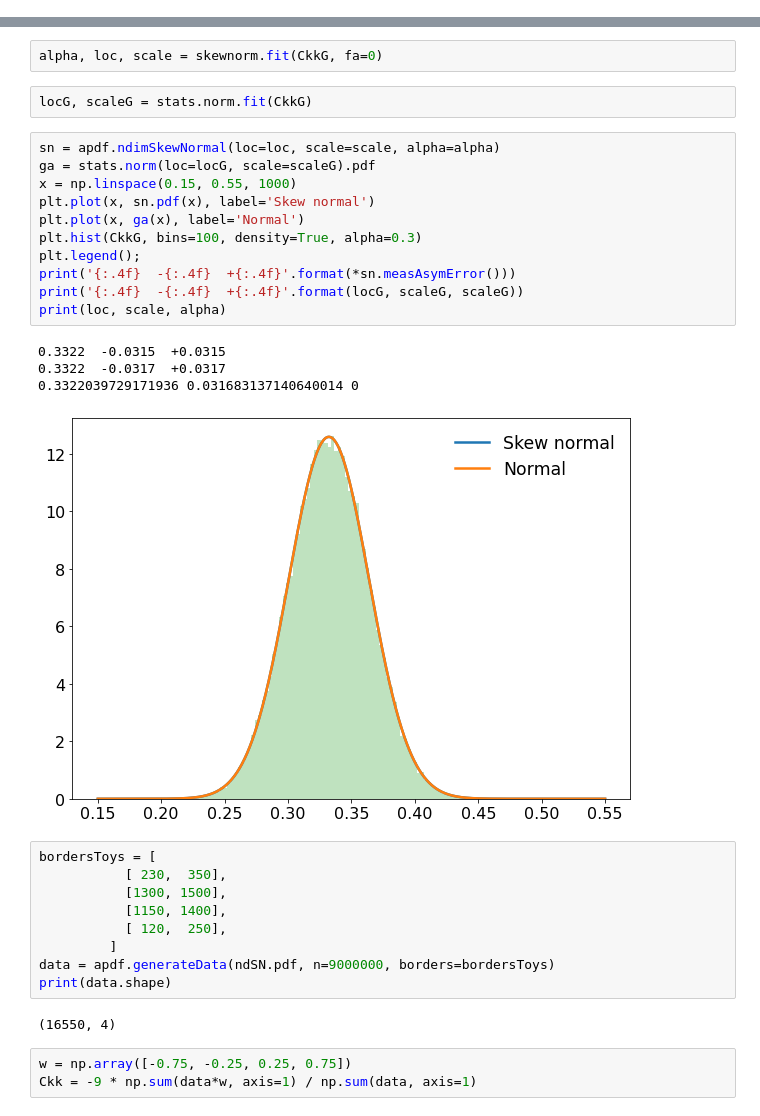
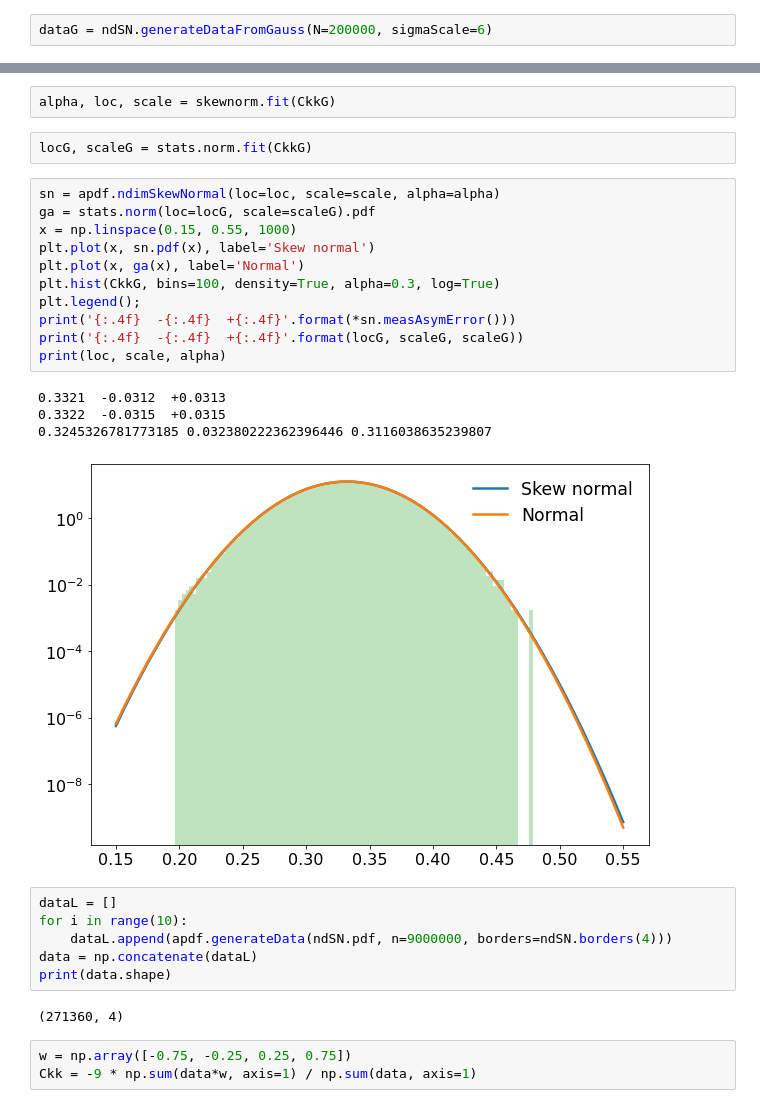
Before and after one commit to rmadar/asympdf, a Jupyter notebook: SymetricMeasurement.ipynb, the cells around one changed output, grey strips where cells are left out. Cells and saved outputs as stored; diff of their text form.

```diff
--- a/SymetricMeasurement.ipynb
+++ b/SymetricMeasurement.ipynb
@@ -117,37 +58,36 @@ print(dataG.shape)
+# %%
+dataG = ndSN.generateDataFromGauss(N=200000, sigmaScale=6)
 # %%
 w = np.array([-0.75, -0.25, 0.25, 0.75])
 CkkG = -9 * np.sum(dataG*w, axis=1) / np.sum(dataG, axis=1)
 # %%
-alpha, loc, scale = skewnorm.fit(CkkG, fa=0)
+alpha, loc, scale = skewnorm.fit(CkkG)
 # %%
 locG, scaleG = stats.norm.fit(CkkG)
 # %%
 sn = apdf.ndimSkewNormal(loc=loc, scale=scale, alpha=alpha)
 ga = stats.norm(loc=locG, scale=scaleG).pdf
 x = np.linspace(0.15, 0.55, 1000)
 plt.plot(x, sn.pdf(x), label='Skew normal')
 plt.plot(x, ga(x), label='Normal')
-plt.hist(CkkG, bins=100, density=True, alpha=0.3)
+plt.hist(CkkG, bins=100, density=True, alpha=0.3, log=True)
 plt.legend();
 print('{:.4f}  -{:.4f}  +{:.4f}'.format(*sn.measAsymError()))
 print('{:.4f}  -{:.4f}  +{:.4f}'.format(locG, scaleG, scaleG))
 print(loc, scale, alpha)
 # %% [output]
+0.3321  -0.0312  +0.0313
 0.3322  -0.0315  +0.0315
-0.3322  -0.0317  +0.0317
-0.3322039729171936 0.031683137140640014 0
+0.3245326781773185 0.032380222362396446 0.3116038635239807
-[figure, old version]
+[figure, new version]
-# %%
-bordersToys = [
-           [ 230,  350],
-           [1300, 1500],
-           [1150, 1400],
-           [ 120,  250],
-         ]
-data = apdf.generateData(ndSN.pdf, n=9000000, borders=bordersToys)
-print(data.shape)
-# %% [output]
-(16550, 4)
+# %%
+dataL = []
+for i in range(10):
+    dataL.append(apdf.generateData(ndSN.pdf, n=9000000, borders=ndSN.borders(4)))
+data = np.concatenate(dataL)
+print(data.shape)
+# %% [output]
+(271360, 4)
 # %%
 w = np.array([-0.75, -0.25, 0.25, 0.75])
 Ckk = -9 * np.sum(data*w, axis=1) / np.sum(data, axis=1)
```
Also changed, not shown: parts of 13 cells of this notebook, 5 other files.
